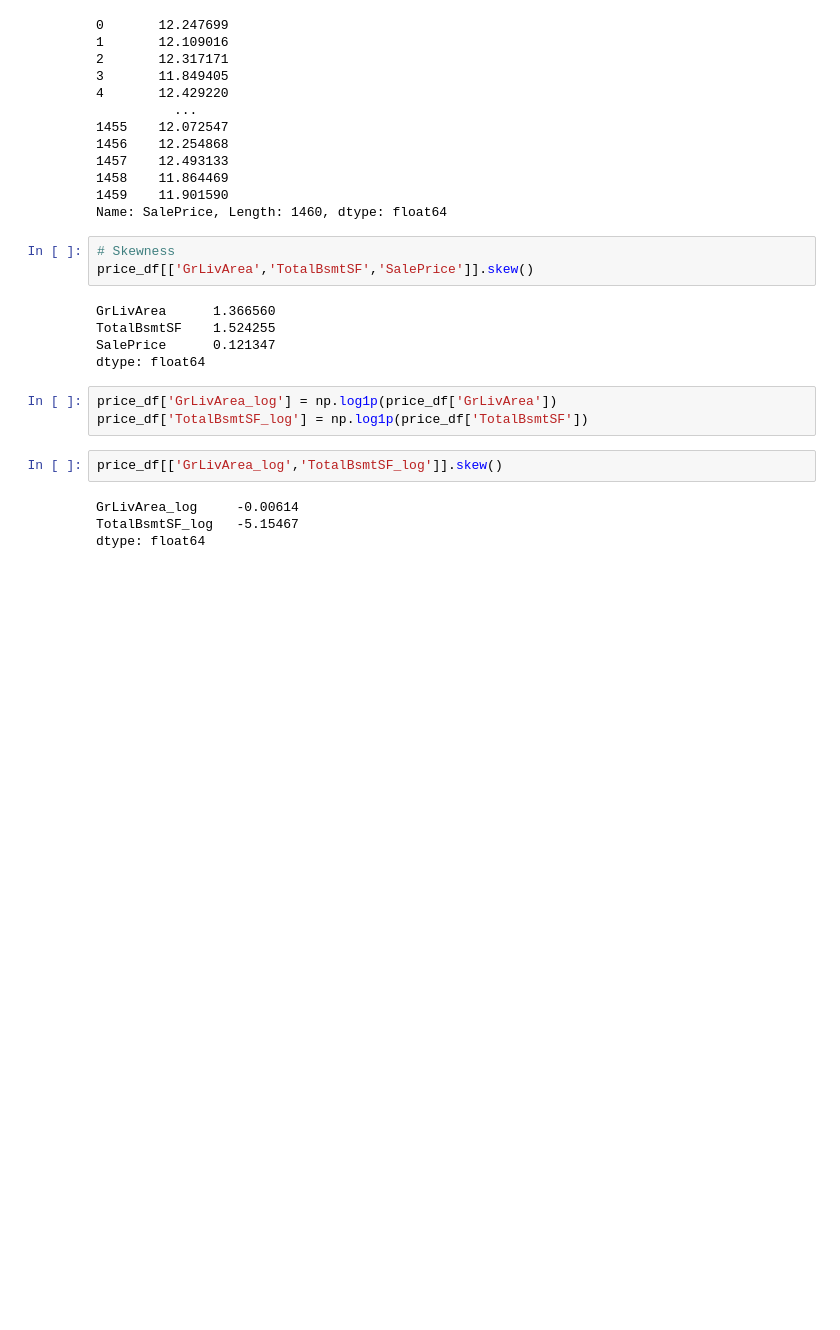
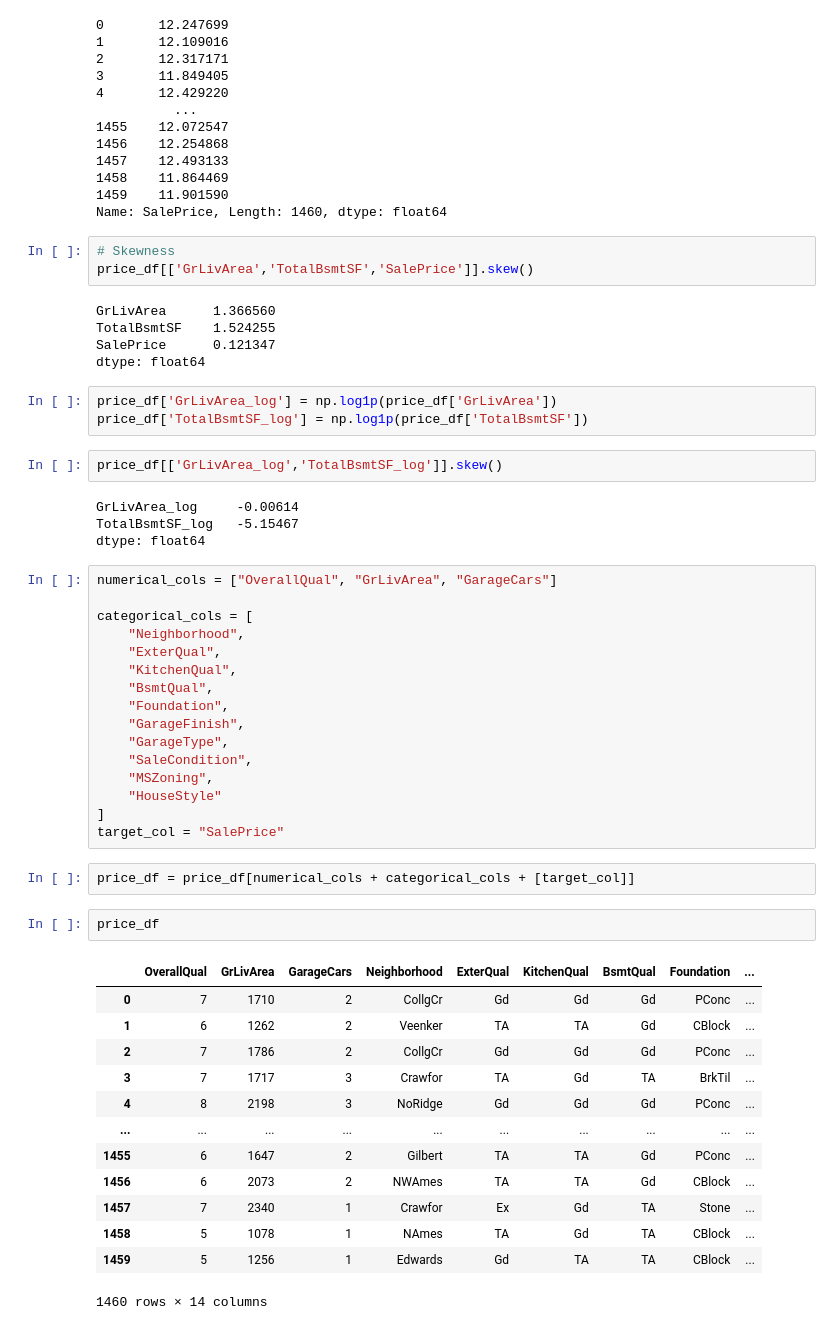
Before and after one commit to sahu5jay/product_intelligence, a Jupyter notebook: notebook/EDA.ipynb, the cells around one changed output. Drawn from its saved outputs; the diff is of its cells as text; blank space fills up the shorter version.

```diff
--- a/notebook/EDA.ipynb
+++ b/notebook/EDA.ipynb
@@ -314,3 +336,37 @@ price_df[['GrLivArea_log','TotalBsmtSF_log']].skew()
 GrLivArea_log     -0.00614
 TotalBsmtSF_log   -5.15467
 dtype: float64
+# %%
+numerical_cols = ["OverallQual", "GrLivArea", "GarageCars"]
+
+categorical_cols = [
+    "Neighborhood",
+    "ExterQual",
+    "KitchenQual",
+    "BsmtQual",
+    "Foundation",
+    "GarageFinish",
+    "GarageType",
+    "SaleCondition",
+    "MSZoning",
+    "HouseStyle"
+]
+target_col = "SalePrice"
+# %%
+price_df = price_df[numerical_cols + categorical_cols + [target_col]]
+# %%
+price_df
+# %% [output]
+|  | OverallQual | GrLivArea | GarageCars | Neighborhood | ExterQual | KitchenQual | BsmtQual | Foundation | ... |
+| 0 | 7 | 1710 | 2 | CollgCr | Gd | Gd | Gd | PConc | ... |
+| 1 | 6 | 1262 | 2 | Veenker | TA | TA | Gd | CBlock | ... |
+| 2 | 7 | 1786 | 2 | CollgCr | Gd | Gd | Gd | PConc | ... |
+| 3 | 7 | 1717 | 3 | Crawfor | TA | Gd | TA | BrkTil | ... |
+| 4 | 8 | 2198 | 3 | NoRidge | Gd | Gd | Gd | PConc | ... |
+| ... | ... | ... | ... | ... | ... | ... | ... | ... | ... |
+| 1455 | 6 | 1647 | 2 | Gilbert | TA | TA | Gd | PConc | ... |
+| 1456 | 6 | 2073 | 2 | NWAmes | TA | TA | Gd | CBlock | ... |
+| 1457 | 7 | 2340 | 1 | Crawfor | Ex | Gd | TA | Stone | ... |
+| 1458 | 5 | 1078 | 1 | NAmes | TA | Gd | TA | CBlock | ... |
+| 1459 | 5 | 1256 | 1 | Edwards | Gd | TA | TA | CBlock | ... |
+1460 rows × 14 columns
```
Also changed, not shown: parts of 3 cells of this notebook, 2 other files.
